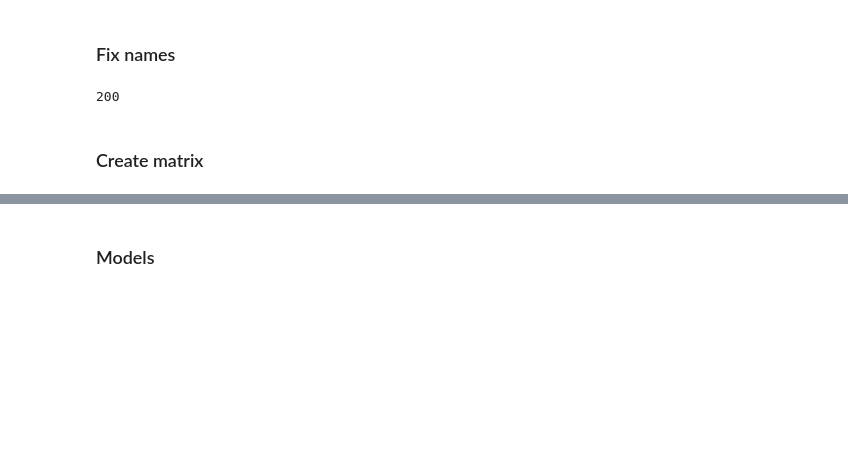
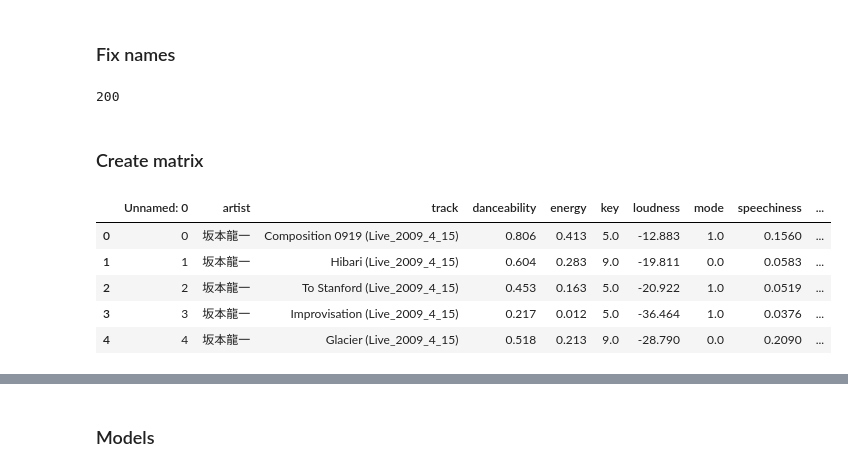
Before and after one commit to MNabegh/mlbd-project, a Jupyter notebook: recommender_system.ipynb, the cells around one changed output, grey strips where cells are left out. Saved outputs shown, nothing was run; the diff lists cells and outputs as text; code cells hidden in the pictures; blank space fills up the shorter version.

```diff
--- a/recommender_system.ipynb
+++ b/recommender_system.ipynb
@@ -153,4 +124,13 @@ def rating_scaler(row):
 matrix_init_scaled = matrix_init.groupby('user')['timestamp'].apply(rating_scaler)
 # %%
 matrix_init['timestamp'] = matrix_init_scaled.reset_index()['timestamp']
+# %%
+feature_df_with_emb.head()
+# %% [output]
+|  | Unnamed: 0 | artist | track | danceability | energy | key | loudness | mode | speechiness | ... |
+| 0 | 0 | 坂本龍一 | Composition 0919 (Live_2009_4_15) | 0.806 | 0.413 | 5.0 | -12.883 | 1.0 | 0.1560 | ... |
+| 1 | 1 | 坂本龍一 | Hibari (Live_2009_4_15) | 0.604 | 0.283 | 9.0 | -19.811 | 0.0 | 0.0583 | ... |
+| 2 | 2 | 坂本龍一 | To Stanford (Live_2009_4_15) | 0.453 | 0.163 | 5.0 | -20.922 | 1.0 | 0.0519 | ... |
+| 3 | 3 | 坂本龍一 | Improvisation (Live_2009_4_15) | 0.217 | 0.012 | 5.0 | -36.464 | 1.0 | 0.0376 | ... |
+| 4 | 4 | 坂本龍一 | Glacier (Live_2009_4_15) | 0.518 | 0.213 | 9.0 | -28.790 | 0.0 | 0.2090 | ... |
 # %% [markdown]
```
Also changed, not shown: parts of 39 cells of this notebook.
